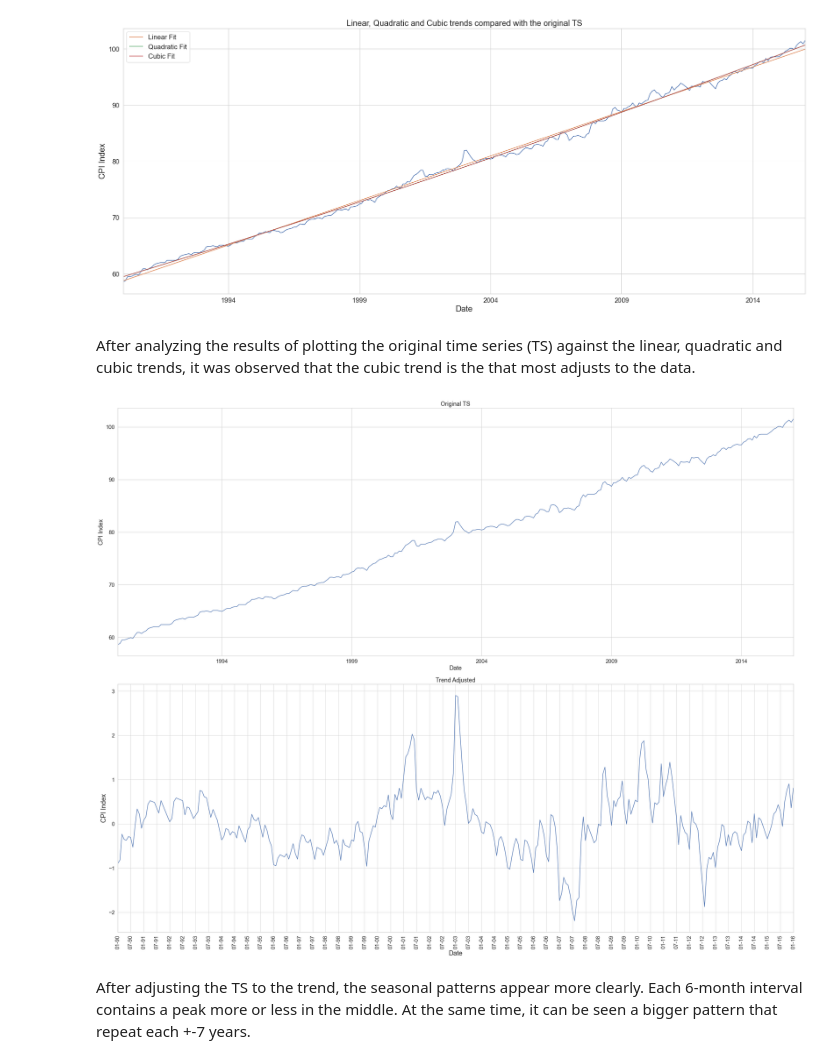
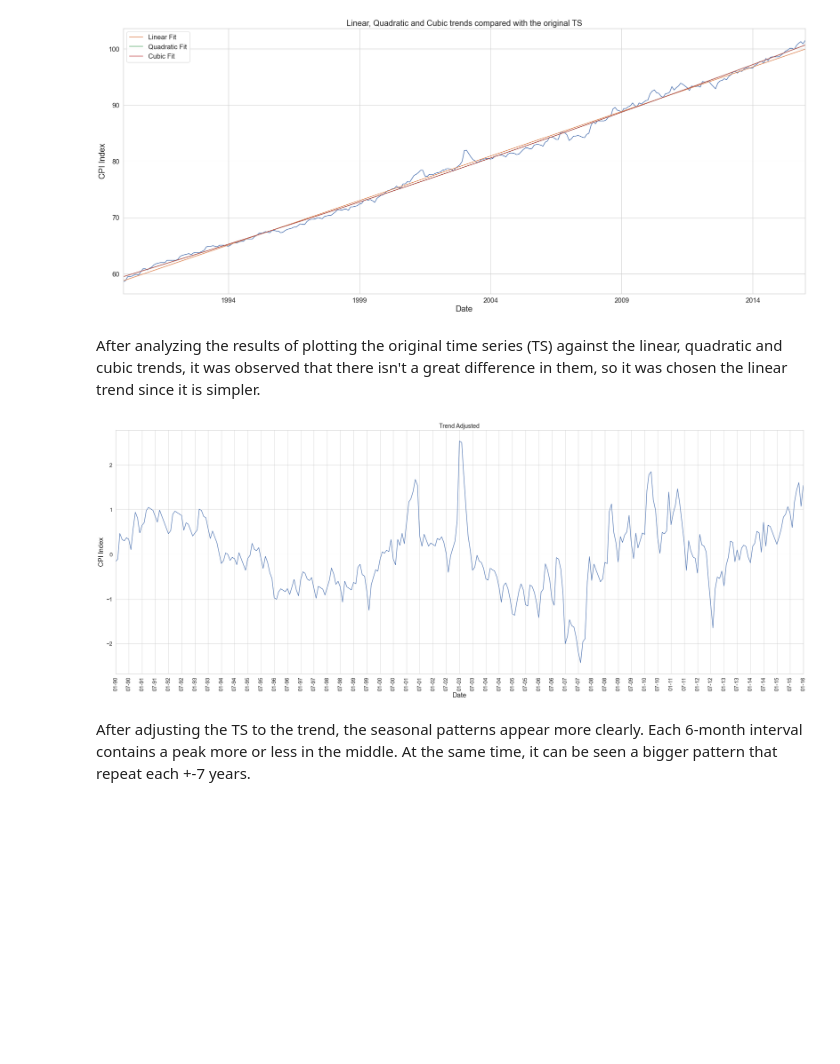
Before and after one commit to PugtgYosuky/Norwegian-CPI-forecast, a Jupyter notebook: ts-analysis.ipynb, the cells around one changed output. Saved outputs shown, nothing was run; the diff lists cells and outputs as text; code cells hidden in the pictures; blank space fills up the shorter version.

Commit message:
Calculate linear model to use and its parameters

```diff
--- a/ts-analysis.ipynb
+++ b/ts-analysis.ipynb
@@ -84,6 +106,9 @@ split_index = int(len(df) * train_ratio)
 # Split the time series data
 train_data = df[:split_index]
 test_data = df[split_index:]
+months_dates = months = np.arange(len(df))
+months = months_dates[:split_index]
+months_test = months_dates[split_index:]
 # %%
 ts = train_data[country]
 ts_test = test_data[country]
@@ -146,5 +173,3 @@ T = 12
-# %%
-months = np.arange(len(ts))
 # %%
 ## trend
 coefs_1d = np.polyfit(months, np.array(ts), deg=1)
@@ -171,37 +196,33 @@ plt.show()
 # %% [output]
 [figure]
 # %% [markdown]
-After analyzing the results of plotting the original time series (TS) against the linear, quadratic and cubic trends, it was observed that the cubic trend is the that most adjusts to the data.
+After analyzing the results of plotting the original time series (TS) against the linear, quadratic and cubic trends, it was observed that there isn't a great difference in them, so it was chosen the linear trend since it is simpler.
 # %%
-trend_adjusted = ts - ts_2d
-trend = ts_3d
+trend = ts_1d
+trend_adjusted = ts - trend
 trend_adjusted.name = 'Trend Adjusted'
 # %%
-fig, axs = plt.subplots(2, 1, figsize=(30, 24))
-ts.plot(ax=axs[0])
-axs[0].set_ylabel('CPI Index')
-axs[0].set_title('Original TS')
+fig, axs = plt.subplots(1,figsize=(30, 12))
 
-
-axs[1].plot(trend_adjusted.index, trend_adjusted)
-axs[1].set_ylabel('CPI Index')
-axs[1].set_title('Trend Adjusted TS')
+axs.plot(trend_adjusted.index, trend_adjusted)
+axs.set_ylabel('CPI Index')
+axs.set_title('Trend Adjusted TS')
 date_form = DateFormatter("%m-%y")
-axs[1].xaxis.set_major_formatter(date_form)
-axs[1].grid(True)
-axs[1].grid(which='minor', alpha=0.3)
-axs[1].grid(which='major', alpha=0.8)
-axs[1].xaxis.set_major_locator(mdates.MonthLocator(interval=6))
-axs[1].set_xlim(ts.index[0], ts.index[-1])
+axs.xaxis.set_major_formatter(date_form)
+axs.grid(True)
+axs.grid(which='minor', alpha=0.3)
+axs.grid(which='major', alpha=0.8)
+axs.xaxis.set_major_locator(mdates.MonthLocator(interval=6))
+axs.set_xlim(ts.index[0], ts.index[-1])
 plt.xticks(rotation='vertical')
 plt.xlabel('Date', fontdict=dict(size=20))
 plt.ylabel('CPI Index', fontdict=dict(size=20))
-axs[1].set_title('Trend Adjusted')
+axs.set_title('Trend Adjusted')
 plt.savefig(os.path.join('images', 'trend-adjusted.png'))
 plt.tight_layout()
 plt.show()
 # %% [output]
-[figure, old version]
+[figure, new version]
 # %% [markdown]
 After adjusting the TS to the trend, the seasonal patterns appear more clearly. Each 6-month interval contains a peak more or less in the middle. At the same time, it can be seen a bigger pattern that repeat each +-7 years.
 # %% [markdown]
```
Also changed, not shown: parts of 38 cells of this notebook, 9 other files.
